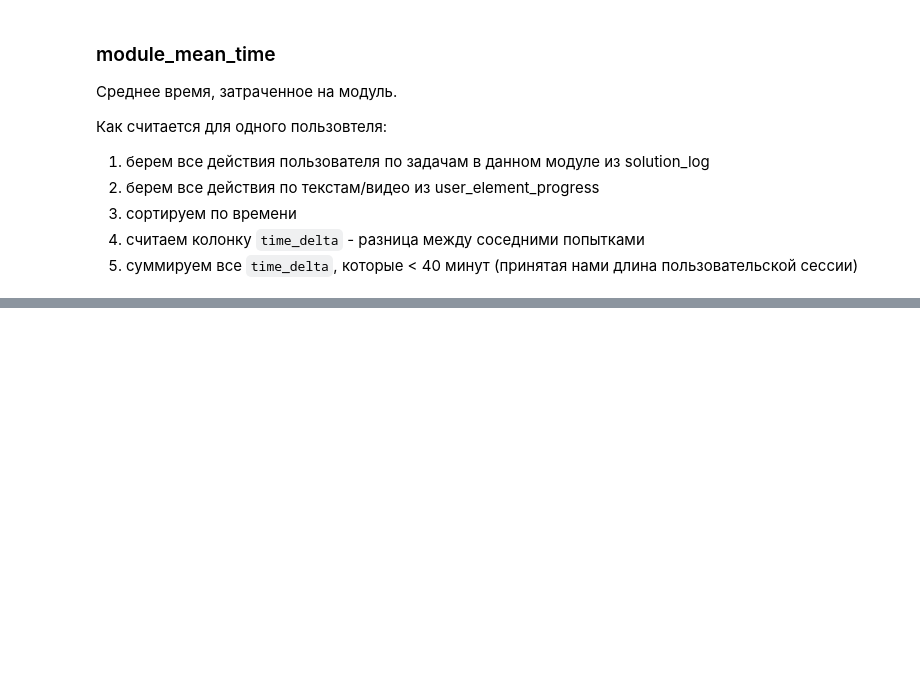
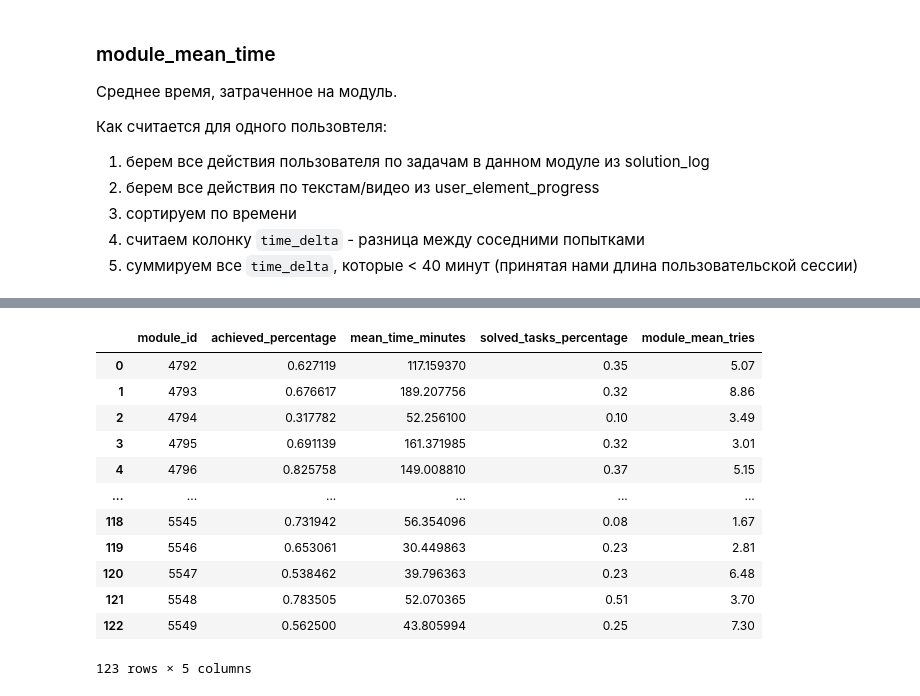
Before and after one commit to pt0p/metrics-for-educational-courses, a Jupyter notebook: module_metrics_research.ipynb, the cells around one changed output, grey strips where cells are left out. Saved outputs shown, nothing was run; the diff lists cells and outputs as text; code cells hidden in the pictures; blank space fills up the shorter version.

```diff
--- a/module_metrics_research.ipynb
+++ b/module_metrics_research.ipynb
@@ -442,0 +503,23 @@ sns.histplot(mean_module_time['mean_time_minutes'])
+# %%
+from functools import reduce
+
+df_merged = reduce(
+    lambda left, right: pd.merge(left, right, on=["module_id"], how="outer"),
+    [achieved_percentage, mean_module_time, solved, mean_tries],
+)
+df_merged = df_merged.drop(columns='mean_time')
+df_merged
+# %% [output]
+|  | module_id | achieved_percentage | mean_time_minutes | solved_tasks_percentage | module_mean_tries |
+| 0 | 4792 | 0.627119 | 117.159370 | 0.35 | 5.07 |
+| 1 | 4793 | 0.676617 | 189.207756 | 0.32 | 8.86 |
+| 2 | 4794 | 0.317782 | 52.256100 | 0.10 | 3.49 |
+| 3 | 4795 | 0.691139 | 161.371985 | 0.32 | 3.01 |
+| 4 | 4796 | 0.825758 | 149.008810 | 0.37 | 5.15 |
+| ... | ... | ... | ... | ... | ... |
+| 118 | 5545 | 0.731942 | 56.354096 | 0.08 | 1.67 |
+| 119 | 5546 | 0.653061 | 30.449863 | 0.23 | 2.81 |
+| 120 | 5547 | 0.538462 | 39.796363 | 0.23 | 6.48 |
+| 121 | 5548 | 0.783505 | 52.070365 | 0.51 | 3.70 |
+| 122 | 5549 | 0.562500 | 43.805994 | 0.25 | 7.30 |
+123 rows × 5 columns
```
Also changed, not shown: parts of 18 cells of this notebook.
